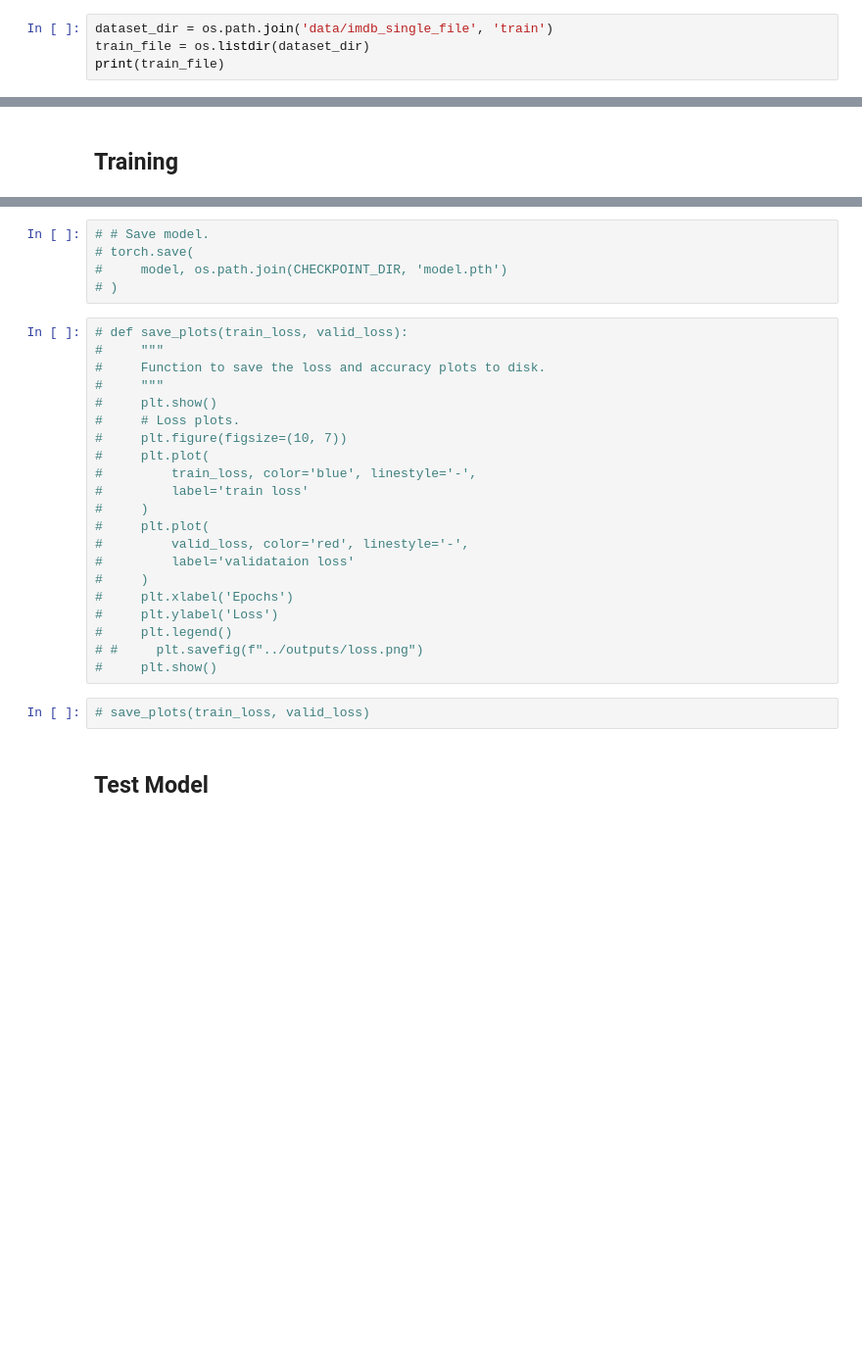
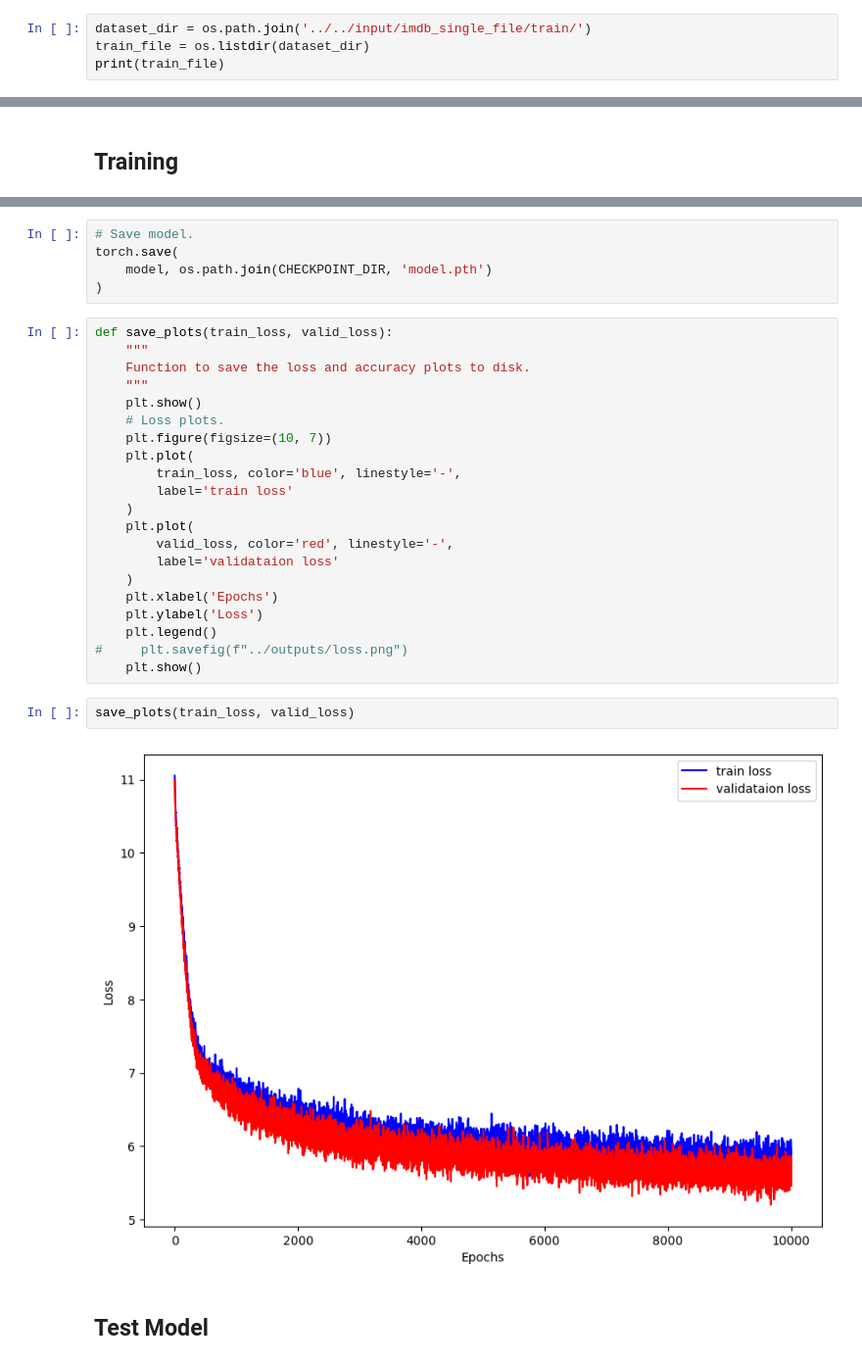
Before and after one commit to sovit-123/attention_is_all_you_need, a Jupyter notebook: examples/text_gen_transformers_imdb_torchnndecoder.ipynb, the cells around one changed output, grey strips where cells are left out. Shown at 98% size. Saved outputs shown, nothing was run; the diff lists cells and outputs as text; blank space fills up the shorter version.

Commit message:
Updated model and decoding for text generation notebooks

```diff
--- a/examples/text_gen_transformers_imdb_torchnndecoder.ipynb
+++ b/examples/text_gen_transformers_imdb_torchnndecoder.ipynb
@@ -55,7 +55,7 @@ Tue Sep 26 16:31:19 2023
 CHECKPOINT_DIR = 'outputs/text_gen_simple_dec_imdb'
 os.makedirs(CHECKPOINT_DIR, exist_ok=True)
 # %%
-dataset_dir = os.path.join('data/imdb_single_file', 'train')
+dataset_dir = os.path.join('../../input/imdb_single_file/train/')
 train_file = os.listdir(dataset_dir)
 print(train_file)
 # %% [output]
@@ -352,31 +422,33 @@ print(f"{total_trainable_params:,} training parameters.\n")
 # %%
-# # Save model.
-# torch.save(
-#     model, os.path.join(CHECKPOINT_DIR, 'model.pth')
-# )
+# Save model.
+torch.save(
+    model, os.path.join(CHECKPOINT_DIR, 'model.pth')
+)
 # %%
-# def save_plots(train_loss, valid_loss):
-#     """
-#     Function to save the loss and accuracy plots to disk.
-#     """
-#     plt.show()
-#     # Loss plots.
-#     plt.figure(figsize=(10, 7))
-#     plt.plot(
-#         train_loss, color='blue', linestyle='-',
-#         label='train loss'
-#     )
-#     plt.plot(
-#         valid_loss, color='red', linestyle='-',
-#         label='validataion loss'
-#     )
-#     plt.xlabel('Epochs')
-#     plt.ylabel('Loss')
-#     plt.legend()
-# #     plt.savefig(f"../outputs/loss.png")
-#     plt.show()
+def save_plots(train_loss, valid_loss):
+    """
+    Function to save the loss and accuracy plots to disk.
+    """
+    plt.show()
+    # Loss plots.
+    plt.figure(figsize=(10, 7))
+    plt.plot(
+        train_loss, color='blue', linestyle='-',
+        label='train loss'
+    )
+    plt.plot(
+        valid_loss, color='red', linestyle='-',
+        label='validataion loss'
+    )
+    plt.xlabel('Epochs')
+    plt.ylabel('Loss')
+    plt.legend()
+#     plt.savefig(f"../outputs/loss.png")
+    plt.show()
 # %%
-# save_plots(train_loss, valid_loss)
+save_plots(train_loss, valid_loss)
+# %% [output]
+[figure, added]
 # %% [markdown]
 ## Test Model
 # %%
```
Also changed, not shown: parts of 16 cells of this notebook, 3 other files.
